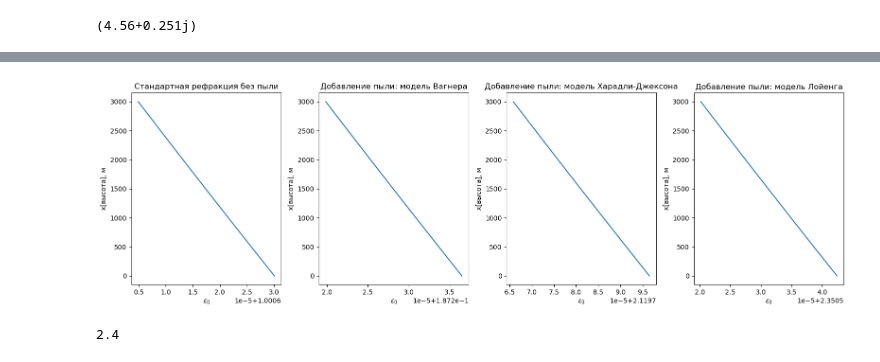
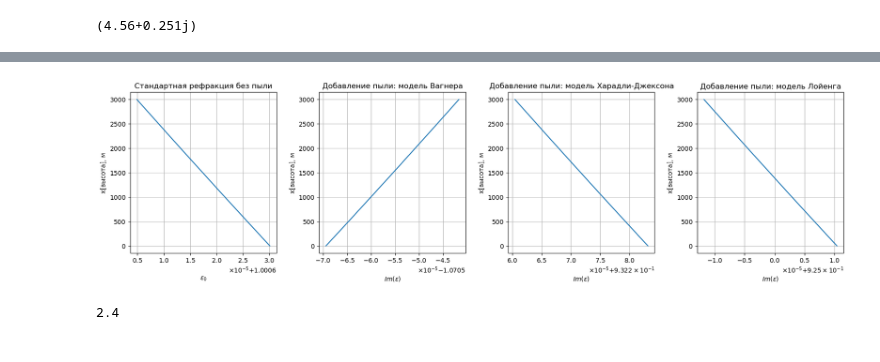
Before and after one commit to Margo-10/pe_radiowaves, a Jupyter notebook: pe_radiowaves.ipynb, the cells around one changed output, grey strips where cells are left out. Drawn from its saved outputs; the diff is of its cells as text; code cells hidden in the pictures.

```diff
--- a/pe_radiowaves.ipynb
+++ b/pe_radiowaves.ipynb
@@ -31,10 +34,10 @@ for i in range(H_max):
     eps_0[i] =  pow ((1 + (315*math.exp(-1.36 *1.e-5*i))*1.e-6),2)
 
 for i in range(H_max):
-    eps_w[i]  = abs(3*eps_0[i]*phi_1*(eps_1-eps_0[i])/(eps_1+2*eps_0[i]) - eps_0[i])
+    eps_w_real[i]  = 3*eps_0[i]*phi_1*(eps_1.real-eps_0[i])/(eps_1.real+2*eps_0[i]) - eps_0[i]
 
 for i in range(H_max):
-    eps_kj[i] = abs((2*eps_0[i]*phi_1*(eps_1-eps_0[i]) + eps_0[i]*eps_1 + 2*eps_0[i]*eps_0[i])/(eps_1+2*eps_0[i]-phi_1*(eps_1-eps_0[i])))
+    eps_kj_real[i] = (2*eps_0[i]*phi_1*(eps_1.real-eps_0[i]) + eps_0[i]*eps_1.real + 2*eps_0[i]*eps_0[i])/(eps_1.real+2*eps_0[i]-phi_1*(eps_1.real-eps_0[i]))
 
 for i in range(H_max):
-     eps_l[i] = abs(pow((phi_1*(pow(eps_1,1.0/3.0)-pow(eps_0[i],1.0/3.0)) + pow(eps_0[i],1.0/3.0)), 3))
+     eps_l_real[i] = pow((phi_1*(pow(eps_1.real,1.0/3.0)-pow(eps_0[i],1.0/3.0)) + pow(eps_0[i],1.0/3.0)), 3)
@@ -41,45 +87,62 @@ for i in range(H_max):
+# %%
+for i in range(H_max):
+    eps_0[i] =  pow ((1 + (315*math.exp(-1.36 *1.e-5*i))*1.e-6),2)
+
+for i in range(H_max):
+    eps_w_complex[i]  = 3*eps_0[i]*phi_1*(eps_1.imag-eps_0[i])/(eps_1.imag+2*eps_0[i]) - eps_0[i]
+
+for i in range(H_max):
+    eps_kj_complex[i] = (2*eps_0[i]*phi_1*(eps_1.imag-eps_0[i]) + eps_0[i]*eps_1.imag + 2*eps_0[i]*eps_0[i])/(eps_1.imag+2*eps_0[i]-phi_1*(eps_1.imag-eps_0[i]))
+
+for i in range(H_max):
+     eps_l_complex[i] = pow((phi_1*(pow(eps_1.imag,1.0/3.0)-pow(eps_0[i],1.0/3.0)) + pow(eps_0[i],1.0/3.0)), 3)
 # %%
 fig = plt.figure()
 fig.set_figheight(5)
-fig.set_figwidth(16)
+fig.set_figwidth(17)
+
 
 plt.subplot(1, 4, 1)
 plt.plot(eps_0, h)
-# plt.xlabel('Относительная диэлектрическая проницаемость $ε_0$')
 plt.ylabel('x[высота], м')
-plt.xlabel('$ε_0$')
+plt.xlabel('$ε_0$', labelpad=18)
 plt.title('Стандартная рефракция без пыли')
+plt.ticklabel_format(style='scientific',  useMathText=bool)
+plt.tight_layout()
+plt.grid(True)
 
 
 plt.subplot(1, 4, 2)
-plt.plot(eps_w, h)
-plt.xlabel('$ε_0$')
+plt.plot(eps_w_complex, h)
+plt.xlabel('$Im(ε)$', labelpad=18)
 plt.ylabel('x[высота], м')
 plt.title('Добавление пыли: модель Вагнера')
+plt.ticklabel_format(style='scientific',  useMathText=bool)
+plt.tight_layout()
+plt.grid(True)
 
-
-
-plt.tight_layout()
 plt.subplot(1, 4, 3)
-plt.plot(eps_kj, h)
-plt.xlabel('$ε_0$')
+plt.plot(eps_kj_complex, h)
+plt.xlabel('$Im(ε)$', labelpad=18)
 plt.ylabel('x[высота], м')
 plt.title('Добавление пыли: модель Харадли-Джексона')
+plt.ticklabel_format(style='sci')
+plt.ticklabel_format(style='scientific',  useMathText=bool)
+plt.tight_layout()
+plt.grid(True)
 
-plt.tight_layout()
 plt.subplot(1, 4, 4)
-plt.plot(eps_l, h)
-plt.xlabel('$ε_0$')
+plt.plot(eps_l_complex, h)
+plt.xlabel('$Im(ε)$', labelpad=18)
 plt.ylabel('x[высота], м')
 plt.title('Добавление пыли: модель Лойенга')
-
-#plt.tight_layout()
-
-
+plt.ticklabel_format(style='scientific',  useMathText=bool)
+plt.tight_layout(pad=2.08)
+plt.grid(True)
 
 plt.show()
 # %% [output]
-[figure, old version]
+[figure, new version]
 # %%
 data7 = np.genfromtxt(r"C:\\GitHub\\pe_radiowaves\\5_tilt.txt",encoding='utf-8').transpose()
 # %%
```
Also changed, not shown: parts of 2 cells of this notebook.
